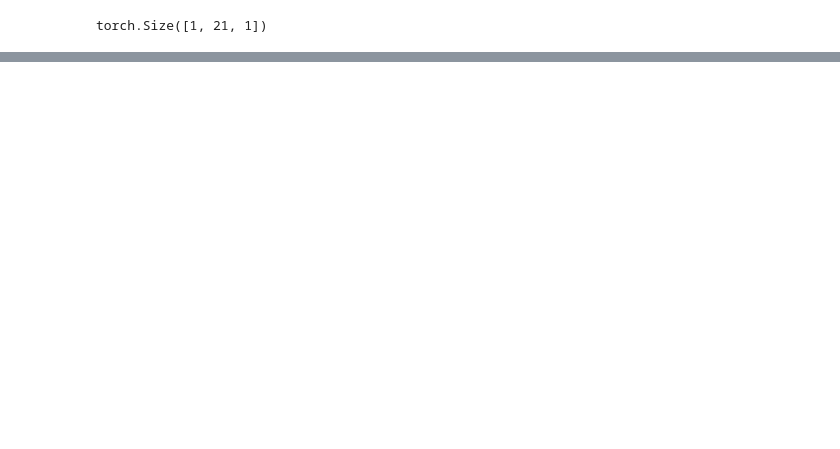
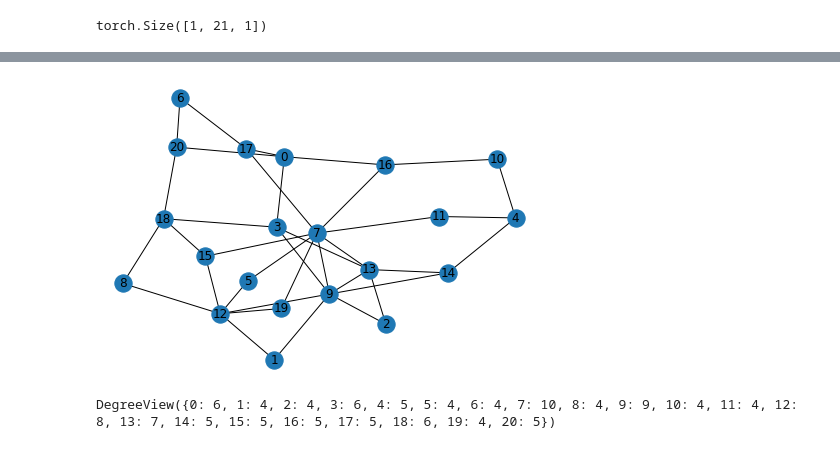
Before and after one commit to ExcelsiorCJH/GNN_Summarizer, a Jupyter notebook: notebooks/03_extractive_summarization/09_extractive_basic_summarization_with_gdc.ipynb, the cells around one changed output, grey strips where cells are left out. Cells and saved outputs as stored; diff of their text form; code cells hidden in the pictures; blank space fills up the shorter version.

```diff
--- a/notebooks/03_extractive_summarization/09_extractive_basic_summarization_with_gdc.ipynb
+++ b/notebooks/03_extractive_summarization/09_extractive_basic_summarization_with_gdc.ipynb
@@ -254,0 +273,5 @@ AttributeError: 'list' object has no attribute 'squeeze'
+# %%
+af_data_list = net.after_data_list
+af_data = af_data_list[0]
+
+af_adj = to_scipy_sparse_matrix(af_data.edge_index)
@@ -254,0 +292,10 @@ AttributeError: 'list' object has no attribute 'squeeze'
+# %%
+G = nx.from_scipy_sparse_matrix(af_adj)
+# %%
+nx.draw(G, with_labels=True)
+# %% [output]
+[figure, added]
+# %%
+G.degree
+# %% [output]
+DegreeView({0: 6, 1: 4, 2: 4, 3: 6, 4: 5, 5: 4, 6: 4, 7: 10, 8: 4, 9: 9, 10: 4, 11: 4, 12: 8, 13: 7, 14: 5, 15: 5, 16: 5, 17: 5, 18: 6, 19: 4, 20: 5})
```
Also changed, not shown: parts of 21 cells of this notebook, 2 other files.
